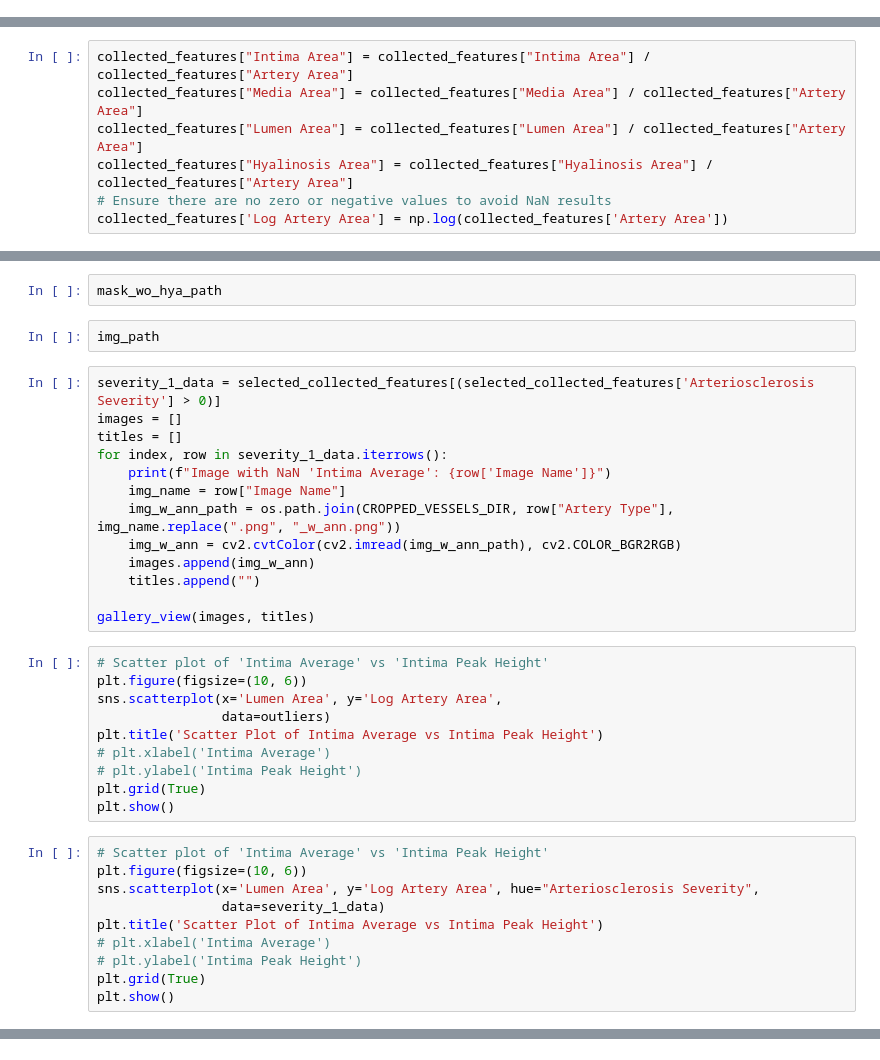
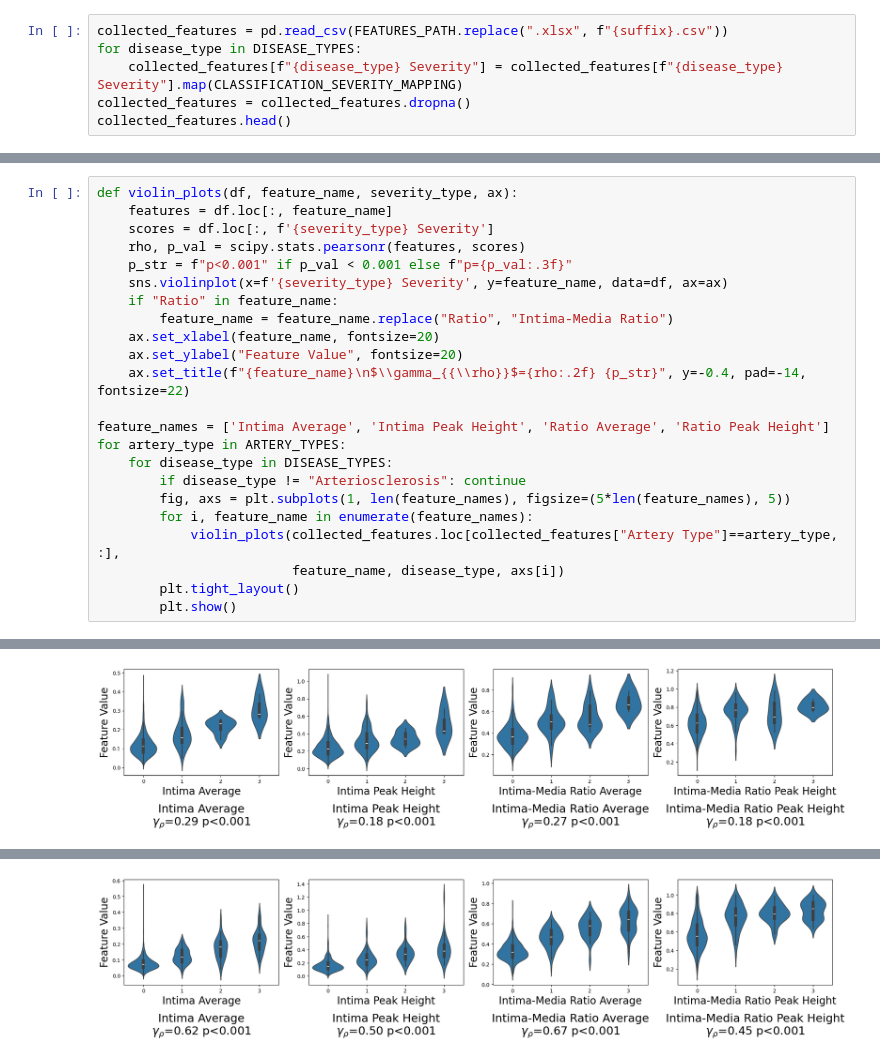
Before and after one commit to code-by-jin/vessel-ai, a Jupyter notebook: step_5_thickness_measurement/stat_features.ipynb, the cells around one changed output, grey strips where cells are left out. Drawn from its saved outputs; the diff is of its cells as text.

```diff
--- a/step_5_thickness_measurement/stat_features.ipynb
+++ b/step_5_thickness_measurement/stat_features.ipynb
@@ -29,0 +35,6 @@ suffix = "_measurements"
+# %%
+collected_features = pd.read_csv(FEATURES_PATH.replace(".xlsx", f"{suffix}.csv"))
+for disease_type in DISEASE_TYPES:
+    collected_features[f"{disease_type} Severity"] = collected_features[f"{disease_type} Severity"].map(CLASSIFICATION_SEVERITY_MAPPING)
+collected_features = collected_features.dropna()
+collected_features.head()
@@ -138,7 +72,0 @@ collected_features.columns
-# %%
-collected_features["Intima Area"] = collected_features["Intima Area"] / collected_features["Artery Area"]
-collected_features["Media Area"] = collected_features["Media Area"] / collected_features["Artery Area"]
-collected_features["Lumen Area"] = collected_features["Lumen Area"] / collected_features["Artery Area"]
-collected_features["Hyalinosis Area"] = collected_features["Hyalinosis Area"] / collected_features["Artery Area"]
-# Ensure there are no zero or negative values to avoid NaN results
-collected_features['Log Artery Area'] = np.log(collected_features['Artery Area'])
@@ -273,37 +73,24 @@ np.var([0, 2])
-# %%
-mask_wo_hya_path
-# %%
-img_path
-# %%
-severity_1_data = selected_collected_features[(selected_collected_features['Arteriosclerosis Severity'] > 0)]
-images = []
-titles = []
-for index, row in severity_1_data.iterrows():
-    print(f"Image with NaN 'Intima Average': {row['Image Name']}")
-    img_name = row["Image Name"]
-    img_w_ann_path = os.path.join(CROPPED_VESSELS_DIR, row["Artery Type"], img_name.replace(".png", "_w_ann.png"))
-    img_w_ann = cv2.cvtColor(cv2.imread(img_w_ann_path), cv2.COLOR_BGR2RGB)
-    images.append(img_w_ann)
-    titles.append("")
-
-gallery_view(images, titles)
-# %%
-# Scatter plot of 'Intima Average' vs 'Intima Peak Height'
-plt.figure(figsize=(10, 6))
-sns.scatterplot(x='Lumen Area', y='Log Artery Area',
-                data=outliers)
-plt.title('Scatter Plot of Intima Average vs Intima Peak Height')
-# plt.xlabel('Intima Average')
-# plt.ylabel('Intima Peak Height')
-plt.grid(True)
-plt.show()
-# %%
-# Scatter plot of 'Intima Average' vs 'Intima Peak Height'
-plt.figure(figsize=(10, 6))
-sns.scatterplot(x='Lumen Area', y='Log Artery Area', hue="Arteriosclerosis Severity",
-                data=severity_1_data)
-plt.title('Scatter Plot of Intima Average vs Intima Peak Height')
-# plt.xlabel('Intima Average')
-# plt.ylabel('Intima Peak Height')
-plt.grid(True)
-plt.show()
+# %%
+def violin_plots(df, feature_name, severity_type, ax):
+    features = df.loc[:, feature_name]
+    scores = df.loc[:, f'{severity_type} Severity']
+    rho, p_val = scipy.stats.pearsonr(features, scores)
+    p_str = f"p<0.001" if p_val < 0.001 else f"p={p_val:.3f}"
+    sns.violinplot(x=f'{severity_type} Severity', y=feature_name, data=df, ax=ax)
+    if "Ratio" in feature_name:
+        feature_name = feature_name.replace("Ratio", "Intima-Media Ratio")
+    ax.set_xlabel(feature_name, fontsize=20)
+    ax.set_ylabel("Feature Value", fontsize=20)
+    ax.set_title(f"{feature_name}\n$\\gamma_{{\\rho}}$={rho:.2f} {p_str}", y=-0.4, pad=-14, fontsize=22)
+
+feature_names = ['Intima Average', 'Intima Peak Height', 'Ratio Average', 'Ratio Peak Height']
+for artery_type in ARTERY_TYPES:
+    for disease_type in DISEASE_TYPES:
+        if disease_type != "Arteriosclerosis": continue
+        fig, axs = plt.subplots(1, len(feature_names), figsize=(5*len(feature_names), 5))
+        for i, feature_name in enumerate(feature_names):
+            violin_plots(collected_features.loc[collected_features["Artery Type"]==artery_type, :],
+                         feature_name, disease_type, axs[i])
+        plt.tight_layout()
+        plt.show()
+# %% [output]
@@ -309,0 +105 @@ plt.show()
+[figure, added]
@@ -309,0 +114 @@ plt.show()
+[figure, added]
```
Also changed, not shown: parts of 15 cells of this notebook, 5 other files.
